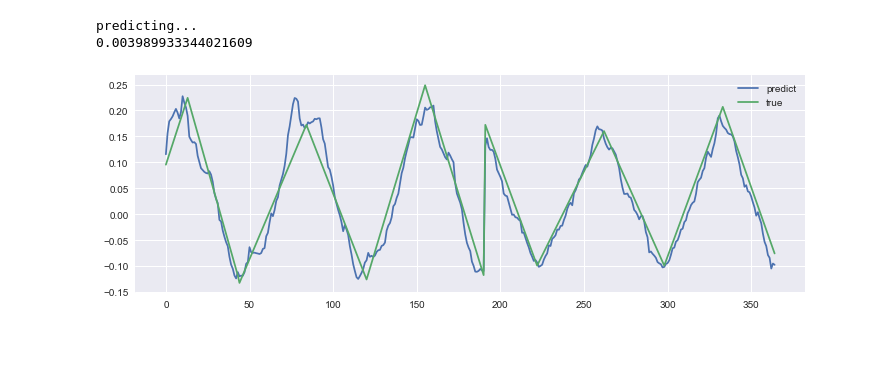
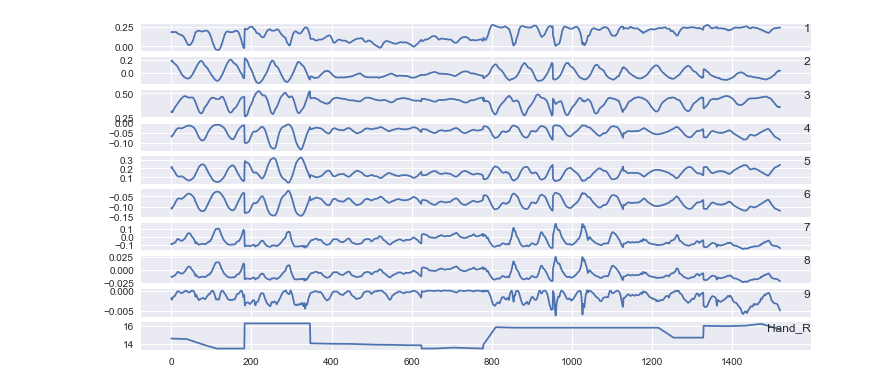
Before and after one commit to houzhuo/deep-learning, a Jupyter notebook: motion/supervised.ipynb, the cells around one changed output. Cells and saved outputs as stored; diff of their text form; code cells hidden in the pictures; blank space fills up the shorter version.

```diff
--- a/motion/supervised.ipynb
+++ b/motion/supervised.ipynb
@@ -159,0 +134,13 @@ print(train_X.shape,test_X.shape)
+# %%
+values
+groups = [0, 1, 2, 3,4,5,6,7,8,9]
+i=1
+plt.figure(figsize=(12,6))
+for group in groups:
+	plt.subplot(len(groups), 1, i)
+	plt.plot(scaled[:, group])
+	plt.title(dataset.columns[group], y=0.5, loc='right')
+	i += 1
+plt.show()
+# %% [output]
+[figure, added]
@@ -160,16 +160,4 @@ print(train_X.shape,test_X.shape)
 # %%
-from sklearn.linear_model import ElasticNet, Lasso,  BayesianRidge, LassoLarsIC
-from sklearn.ensemble import RandomForestRegressor,  GradientBoostingRegressor
-from sklearn.kernel_ridge import KernelRidge
-from sklearn.pipeline import make_pipeline
-from sklearn.preprocessing import RobustScaler
-from sklearn.base import BaseEstimator, TransformerMixin, RegressorMixin, clone
-from sklearn.model_selection import KFold, cross_val_score, train_test_split
-from sklearn.metrics import mean_squared_error
-from lightgbm import LGBMRegressor
-from xgboost import XGBRegressor
-from mlxtend.regressor import StackingCVRegressor
-from sklearn import model_selection
 rf = RandomForestRegressor(n_estimators=190,
                            max_features= 'sqrt',verbose= 0 )
 lasso = make_pipeline(RobustScaler(), Lasso(alpha =0.0005, random_state=1))
@@ -191,39 +179,3 @@ lgb = LGBMRegressor(objective='regression',num_leaves=5,
                               bagging_freq = 5, feature_fraction = 0.2319,
                               feature_fraction_seed=9, bagging_seed=9,
                               min_data_in_leaf =6, min_sum_hessian_in_leaf = 11)
-print('predicting...')
-stack = StackingCVRegressor(regressors=(rf,xgb,ENet, KRR,lgb, gbm),
-                          meta_regressor=ENet)
-'''
-for clf, label in zip([rf,xgb, ENet, KRR, gbm,  stack],
-                      ['rf',
-                       'XGBRegressor',
-                       'ENet',
-                       'KRR',
-                       'gbm',
-
-                       'stack']):
-    n_folds = 5
-    kf = KFold(n_folds, shuffle=True, random_state=42).get_n_splits(train_X)
-    scores = np.sqrt(-model_selection.cross_val_score(clf, train_X, train_y,
-                                              cv=kf,scoring='neg_mean_squared_error'))
-    print("Accuracy: %0.4f (+/- %0.4f) [%s]"
-          % (scores.mean(), scores.std(), label))
-'''
-def rmsle(y, y_pred):
-    return np.sqrt(mean_squared_error(y, y_pred))
-stack.fit(train_X, train_y)
-#sclf_pred = sclf.predict(X_train.values)
-stack_train_pred = stack.predict(train_X)
-stack_pred = stack.predict(test_X)
-print(rmsle(train_y, stack_train_pred))
-
-plt.figure()
-plt.plot(stack_pred, label = 'predict')
-plt.plot(test_y, label = 'true')
-plt.legend()
-plt.show()
-# %% [output]
-predicting...
-0.003989933344021609
-[figure, removed]
```
Also changed, not shown: parts of 13 cells of this notebook, 14 other files.
